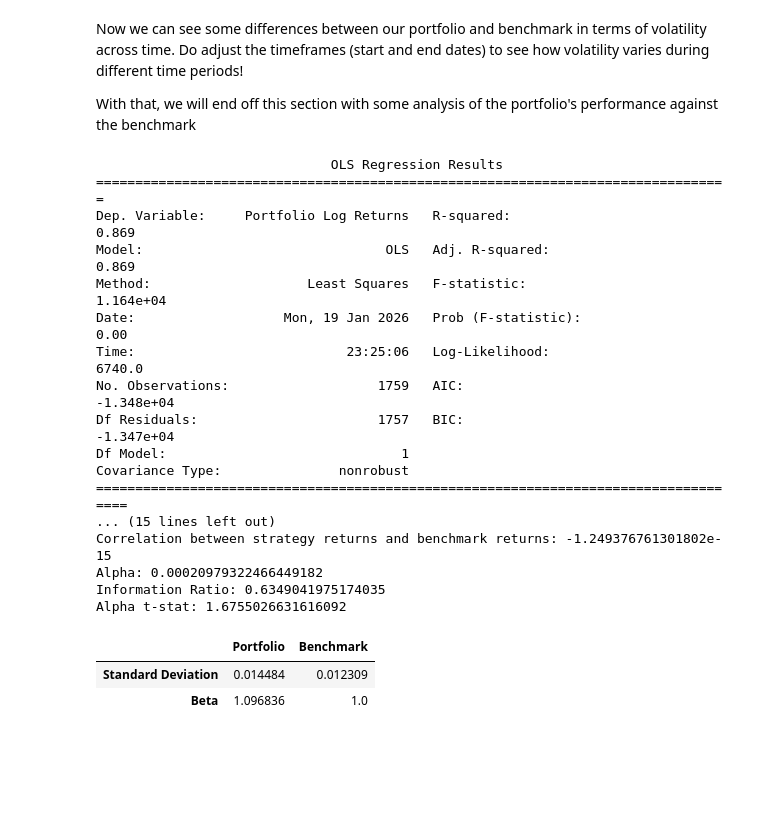
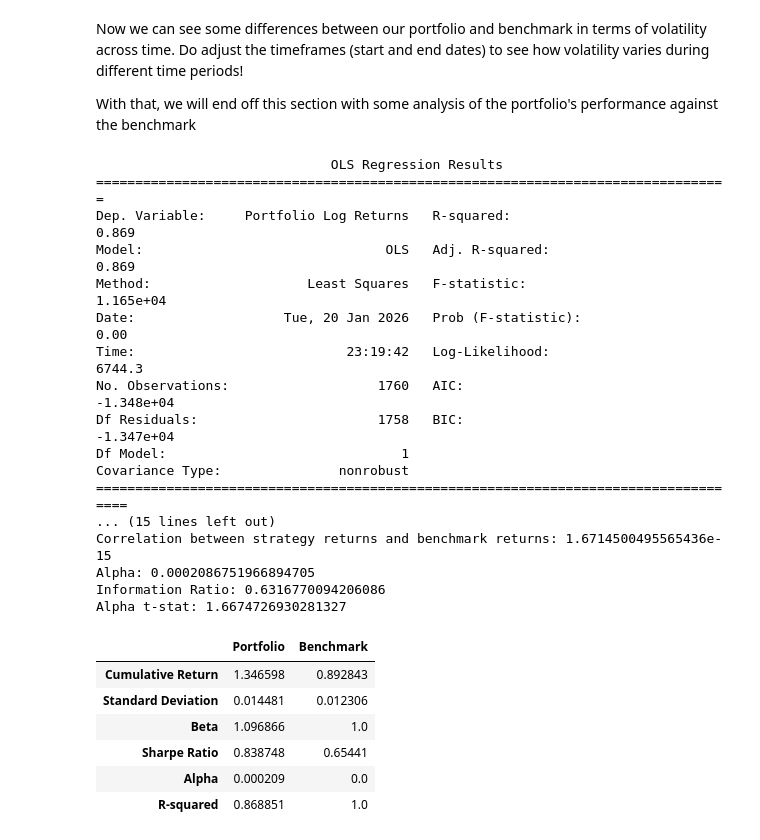
Before and after one commit to KevinTan1203/Systematic-Quant-Trading, a Jupyter notebook: Volatility Estimator/Volatility-Estimator.ipynb, the cells around one changed output. Cells and saved outputs as stored; diff of their text form; code cells hidden in the pictures; blank space fills up the shorter version.

```diff
--- a/Volatility Estimator/Volatility-Estimator.ipynb
+++ b/Volatility Estimator/Volatility-Estimator.ipynb
@@ -82,8 +82,8 @@ warnings.simplefilter(action="ignore", category=FutureWarning)
 Initialise the Parameters
 # %%
 benchmark_symbol = "SPY"
-start = "2005-01-01"
-end = "2024-12-31"
+start = "2018-01-01"
+end = "2025-12-31"
 frequency = "1d"
 
 # Periods of Black Swan Events or Macro Shocks
@@ -505,13 +611,19 @@ def combined_portfolio_benchmark_volatility_visual(portfolio_data, benchmark_dat
 
   # Compute some volatility measures such as standard deviation, beta, R-squared, and alpha
   metrics = pd.DataFrame(
-    index=['Standard Deviation', 'Beta'],
+    index=['Cumulative Return', 'Standard Deviation', 'Beta', 'Sharpe Ratio', 'Alpha', 'R-squared'],
     columns=['Portfolio', 'Benchmark']
   )
+
+  # Cumulative Return
+  metrics.at['Cumulative Return', 'Portfolio'] = rets_df['Portfolio Log Returns'].sum()
+  metrics.at['Cumulative Return', 'Benchmark'] = rets_df['Benchmark Return'].sum()
 
   # Standard Deviation
   metrics.at['Standard Deviation', 'Portfolio'] = rets_df['Portfolio Log Returns'].std()
   metrics.at['Standard Deviation', 'Benchmark'] = rets_df['Benchmark Return'].std()
+  metrics.at['Sharpe Ratio', 'Portfolio'] = rets_df['Portfolio Log Returns'].mean() / rets_df['Portfolio Log Returns'].std() * np.sqrt(252)
+  metrics.at['Sharpe Ratio', 'Benchmark'] = rets_df['Benchmark Return'].mean() / rets_df['Benchmark Return'].std() * np.sqrt(252)
 
   # Beta
   covariance = rets_df[['Portfolio Log Returns', 'Benchmark Return']].cov()
@@ -535,46 +647,58 @@ def combined_portfolio_benchmark_volatility_visual(portfolio_data, benchmark_dat
   print(f"Alpha: {results.params['const']}")
   print(f"Beta: {results.params['Benchmark Return']}")
 
+  # Add the alpha values to our metrics dataframe
+  metrics.at['Alpha', 'Portfolio'] = results.params['const']
+  metrics.at['Alpha', 'Benchmark'] = 0.0
+
+  # Add the R-squared value to our metrics dataframe
+  metrics.at['R-squared', 'Portfolio'] = results.rsquared
+  metrics.at['R-squared', 'Benchmark'] = 1.0
+
   # Generate the regression plot
   beta_contr = results.params['Benchmark Return']*X['Benchmark Return']
   prediction = results.params['Benchmark Return']*X['Benchmark Return'] + results.params['const']
   alpha_contr = results.params['const'] + results.resid
 
   # Ensure correlation to benchmark is low to confirm market-neutrality
   print("Correlation between strategy returns and benchmark returns:", alpha_contr.corr(X['Benchmark Return']))
 
   # Our 3 key metrics
   print("Alpha:", alpha_contr.mean()) # This is the average return of the strategy
   print("Information Ratio:", alpha_contr.mean()/alpha_contr.std()*np.sqrt(252)) # This is the information ratio of the strategy
   print("Alpha t-stat:", results.tvalues['const']) # This is the t-stat of alpha
 
   return metrics
 
 
 spy_returns = spy_data[benchmark_symbol].copy()
 spy_returns["Benchmark Return"] = np.log(spy_returns["Close"] / spy_returns["Close"].shift(1))
 spy_returns.dropna(inplace=True)
 spy_returns.reset_index(inplace=True, drop=False)
 
 combined_portfolio_benchmark_volatility_visual(sp_500_data, spy_returns, start_date, end_date)
 # %% [output]
                               OLS Regression Results
 =================================================================================
 Dep. Variable:     Portfolio Log Returns   R-squared:                       0.869
 Model:                               OLS   Adj. R-squared:                  0.869
-Method:                    Least Squares   F-statistic:                 1.164e+04
-Date:                   Mon, 19 Jan 2026   Prob (F-statistic):               0.00
-Time:                           23:25:06   Log-Likelihood:                 6740.0
-No. Observations:                   1759   AIC:                        -1.348e+04
-Df Residuals:                       1757   BIC:                        -1.347e+04
+Method:                    Least Squares   F-statistic:                 1.165e+04
+Date:                   Tue, 20 Jan 2026   Prob (F-statistic):               0.00
+Time:                           23:19:42   Log-Likelihood:                 6744.3
+No. Observations:                   1760   AIC:                        -1.348e+04
+Df Residuals:                       1758   BIC:                        -1.347e+04
 Df Model:                              1
 Covariance Type:               nonrobust
 ====================================================================================
 ... (15 lines left out)
-Correlation between strategy returns and benchmark returns: -1.249376761301802e-15
-Alpha: 0.00020979322466449182
-Information Ratio: 0.6349041975174035
-Alpha t-stat: 1.6755026631616092
+Correlation between strategy returns and benchmark returns: 1.6714500495565436e-15
+Alpha: 0.0002086751966894705
+Information Ratio: 0.6316770094206086
+Alpha t-stat: 1.6674726930281327
 |  | Portfolio | Benchmark |
-| Standard Deviation | 0.014484 | 0.012309 |
-| Beta | 1.096836 | 1.0 |
+| Cumulative Return | 1.346598 | 0.892843 |
+| Standard Deviation | 0.014481 | 0.012306 |
+| Beta | 1.096866 | 1.0 |
+| Sharpe Ratio | 0.838748 | 0.65441 |
+| Alpha | 0.000209 | 0.0 |
+| R-squared | 0.868851 | 1.0 |
```
Also changed, not shown: parts of 4 cells of this notebook, 4 other files.
